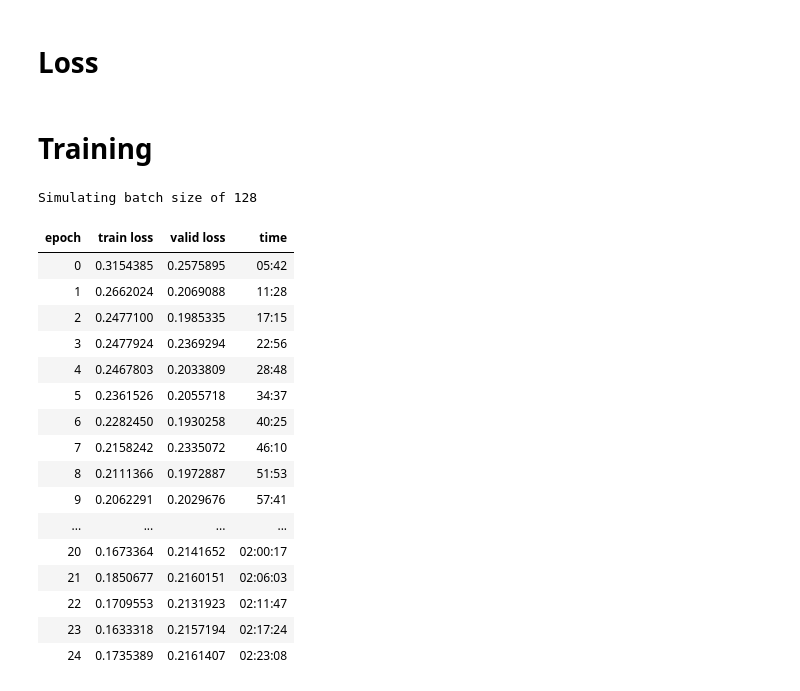
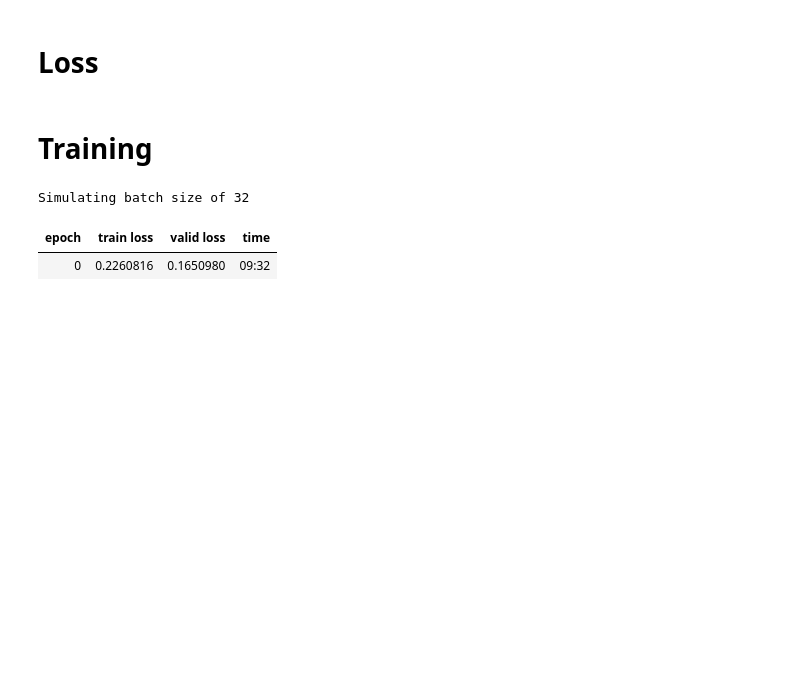
Before and after one commit to Quinniboi10/jupyter-hub, a Jupyter notebook: stanford-rna.ipynb, the cells around one changed output. Cells and saved outputs as stored; diff of their text form; code cells hidden in the pictures; blank space fills up the shorter version.

```diff
--- a/stanford-rna.ipynb
+++ b/stanford-rna.ipynb
@@ -229,5 +228,6 @@ valid_seq_map = build_seq_map(valid_seq_df)
 max_seq_len = 0
 for seq in train_seq_map.values():
     max_seq_len = max(max_seq_len, len(seq))
+max_seq_len += 2 # Because of padding each side
 print("Longest sequence:", max_seq_len)
 # %% [output]
@@ -381,25 +400,39 @@ Found 47 data points
 # %% [markdown]
 # Network
 # %%
+class LocalConnectionBlock(nn.Module):
+    def __init__(self, dim, dropout):
+        super().__init__()
+        self.conv1 = nn.Conv1d(dim, dim, 5, stride=1, padding='same')
+        self.conv2 = nn.Conv1d(dim, dim, 5, stride=1, padding='same', dilation=3)
+        self.conv3 = nn.Conv1d(dim, dim, 5, stride=1, padding='same', dilation=6)
+
+        self.gate = nn.Conv1d(dim * 3, dim, 3, stride=1, padding='same')
+
+    def forward(self, x):
+        # x: (B, D, L)
+        res = x
+
+        x = torch.cat([self.conv1(x), self.conv2(x), self.conv3(x)], dim=1) # (B, D * 3, L)
+
+        x = self.gate(x) # (B, L, D)
+        return res + x
+
+
 class Model(nn.Module):
     def __init__(self, dim=128, ir=256, dropout=0.05):
         super().__init__()
 
         self.embed = nn.Embedding(len(token_map) + 1, dim, padding_idx=0)
-        self.pos = nn.Embedding(max_seq_len + 1, dim)
+        self.pos = RotaryPositionalEmbeddings(dim, max_seq_len)
 
-        self.local = nn.Sequential(
-            nn.Conv1d(dim, ir, 15, stride=1, padding='same'),
-            nn.GELU(),
-            nn.Conv1d(ir, dim, 15, stride=1, padding='same'),
-            nn.Dropout(dropout)
-        )
+        self.local = LocalConnectionBlock(dim, dropout)
 
         self.encoder = nn.TransformerEncoder(
             nn.TransformerEncoderLayer(
                 d_model=dim,
-                nhead=8,
-                dim_feedforward=128,
+                nhead=4,
+                dim_feedforward=256,
                 dropout=dropout,
                 batch_first=True,
                 norm_first=True,
@@ -422,11 +455,13 @@ class Model(nn.Module):
         # pos: (B, L)
         mask = seq == 0
         pos = torch.arange(L, device=seq.device).unsqueeze(0).expand(B, L)
-        x = self.embed(seq) + self.pos(pos) # (B, L, D)
+        x = self.embed(seq) # (B, L, D)
+        x = self.pos(x[:, :, None, :]) # (B, L, 1, D)
+        x = x.squeeze(-2)
 
         x = x.masked_fill(mask.unsqueeze(-1), 0.0) # Zero out masked things so the conv doesn't leak them as much
         x = x.transpose(-1, -2) # (B, D, L)
-        x = x + self.local(x) # (B, D, L) with residual
+        x = self.local(x) # (B, D, L)
         x = x.transpose(-1, -2) # (B, L, D)
 
         x = self.encoder(x, src_key_padding_mask = mask) # (B, L, D)
@@ -516,35 +551,20 @@ class HybridLoss(nn.Module):
 # %%
 from ember import Learner
 from ember.metric import *
 
 model = Model()
 optim = torch.optim.AdamW(model.parameters())
-learner = Learner(model, optim, train_loader, test_loader, loss_fn=HybridLoss(), clip_grads=1, accum=8,
+learner = Learner(model, optim, train_loader, test_loader, loss_fn=HybridLoss(), clip_grads=1, accum=2,
                  metrics = [LRMetric(), TrainLossMetric(), ValidLossMetric()]
 )
 
 learner.fit_one_cycle(num_epochs, max_lr=1e-3)
 
 learner.save("./exports/model")
 # %% [output]
-Simulating batch size of 128
+Simulating batch size of 32
 | epoch | train loss | valid loss | time |
-| 0 | 0.3154385 | 0.2575895 | 05:42 |
-| 1 | 0.2662024 | 0.2069088 | 11:28 |
-| 2 | 0.2477100 | 0.1985335 | 17:15 |
-| 3 | 0.2477924 | 0.2369294 | 22:56 |
-| 4 | 0.2467803 | 0.2033809 | 28:48 |
-| 5 | 0.2361526 | 0.2055718 | 34:37 |
-| 6 | 0.2282450 | 0.1930258 | 40:25 |
-| 7 | 0.2158242 | 0.2335072 | 46:10 |
-| 8 | 0.2111366 | 0.1972887 | 51:53 |
-| 9 | 0.2062291 | 0.2029676 | 57:41 |
-| ... | ... | ... | ... |
-| 20 | 0.1673364 | 0.2141652 | 02:00:17 |
-| 21 | 0.1850677 | 0.2160151 | 02:06:03 |
-| 22 | 0.1709553 | 0.2131923 | 02:11:47 |
-| 23 | 0.1633318 | 0.2157194 | 02:17:24 |
-| 24 | 0.1735389 | 0.2161407 | 02:23:08 |
+| 0 | 0.2260816 | 0.1650980 | 09:32 |
 # %%
 learner.recorder.plot("train loss", "valid loss")
 # %% [output]
```
Also changed, not shown: parts of 7 cells of this notebook.
